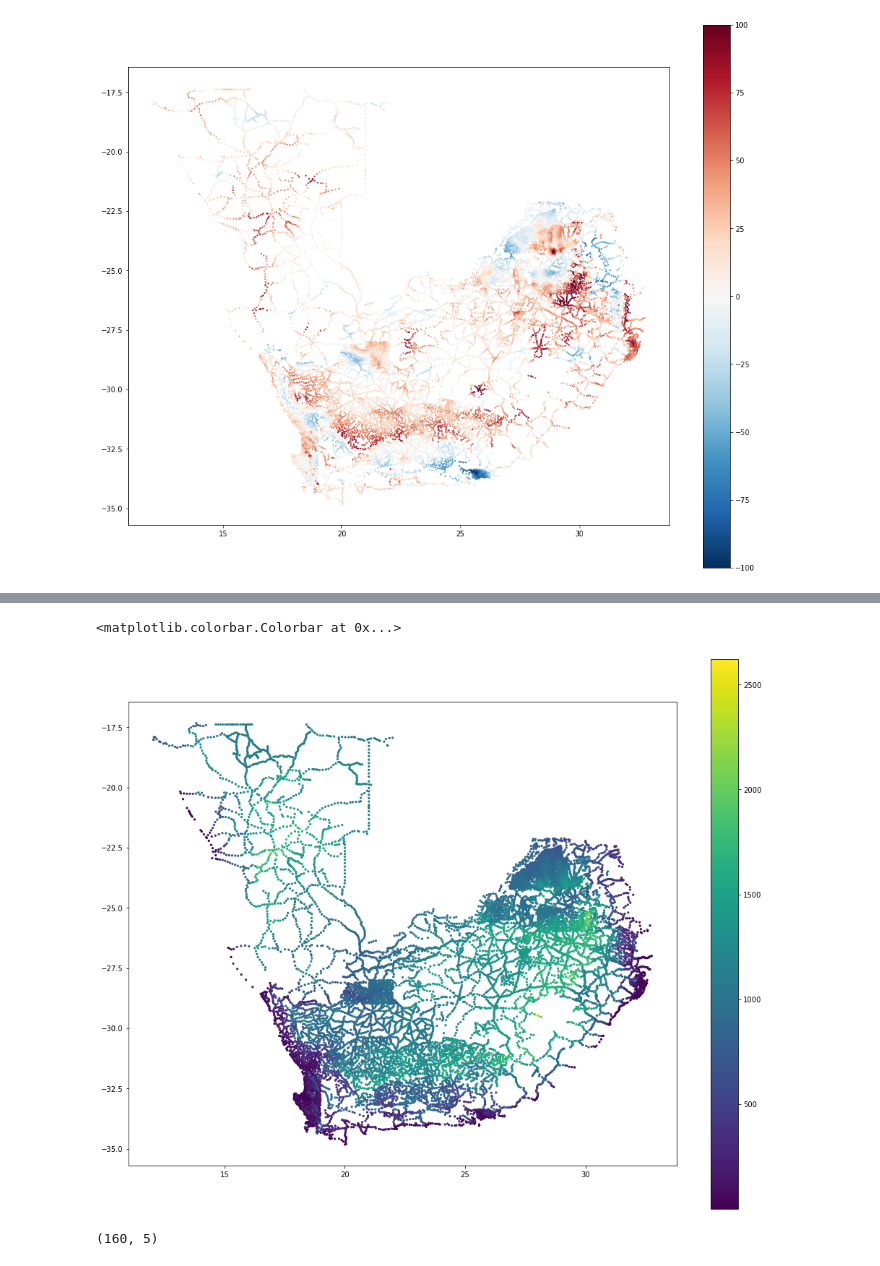
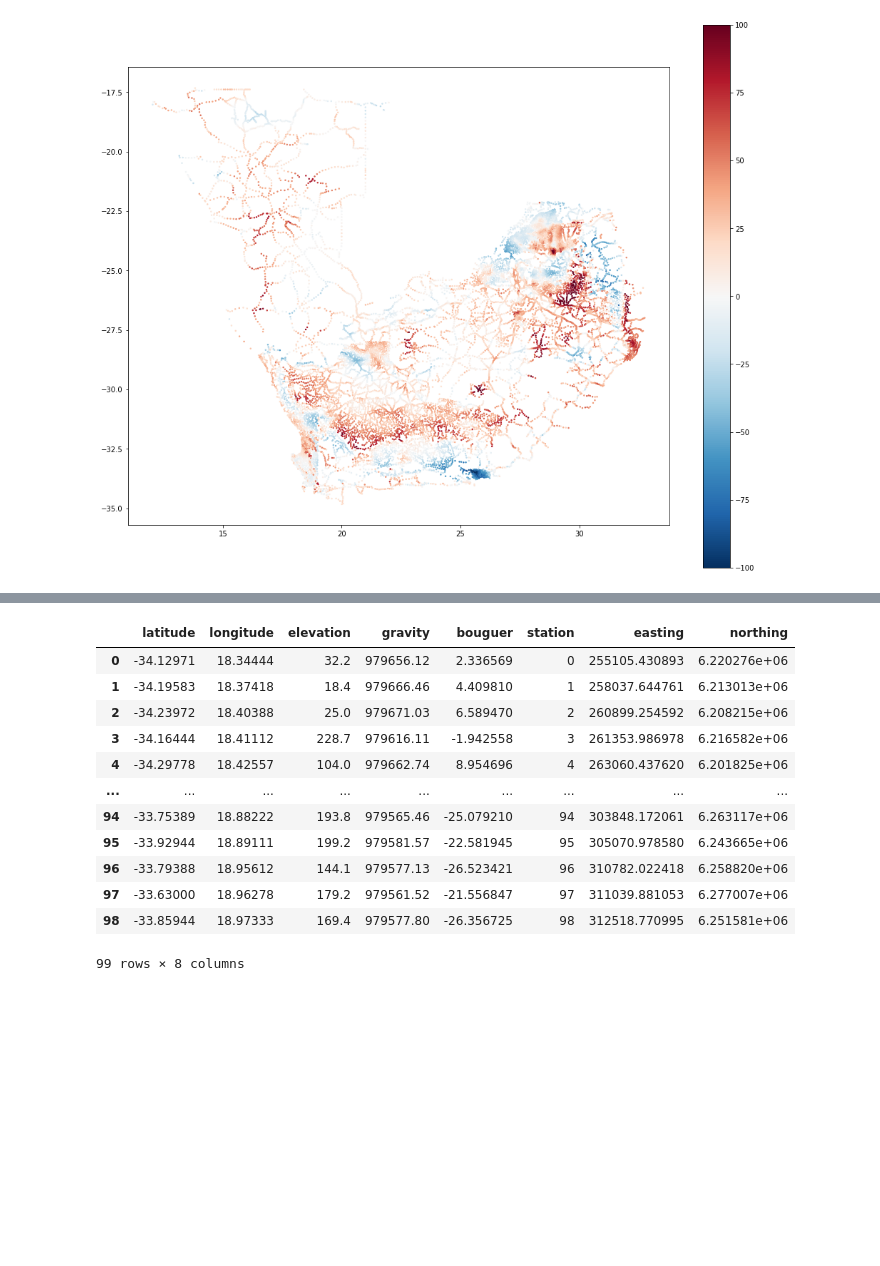
Before and after one commit to leouieda/gravity-processing, a Jupyter notebook: code/prepare-synthetic-data.ipynb, the cells around one changed output, grey strips where cells are left out. Drawn from its saved outputs; the diff is of its cells as text; code cells hidden in the pictures; blank space fills up the shorter version.

```diff
--- a/code/prepare-synthetic-data.ipynb
+++ b/code/prepare-synthetic-data.ipynb
@@ -56,14 +40,21 @@ plt.colorbar()
-# %%
-plt.figure(figsize=(17, 14))
-plt.scatter(data.longitude, data.latitude, c=data.elevation, s=5)
-plt.axis("scaled")
-plt.colorbar()
-# %% [output]
-<matplotlib.colorbar.Colorbar at 0x...>
-[figure, removed]
 # %%
-region = [18, 19.2, -35, -33.3]
-survey = data.loc[vd.inside((data.longitude, data.latitude), region) & (data.elevation < 300)].copy()
-survey.shape
+region = [18, 19, -35, -33.6]
+projection = pyproj.Proj("+proj=utm +zone=34H +south +ellps=WGS84 +datum=WGS84 +units=m +no_defs")
+survey = data.loc[vd.inside((data.longitude, data.latitude), region) & (data.elevation < 300)].copy().reset_index(drop=True)
+survey["station"] = np.arange(survey.shape[0])
+survey["easting"], survey["northing"] = projection(survey.longitude.values, survey.latitude.values)
+survey
 # %% [output]
+|  | latitude | longitude | elevation | gravity | bouguer | station | easting | northing |
+| 0 | -34.12971 | 18.34444 | 32.2 | 979656.12 | 2.336569 | 0 | 255105.430893 | 6.220276e+06 |
+| 1 | -34.19583 | 18.37418 | 18.4 | 979666.46 | 4.409810 | 1 | 258037.644761 | 6.213013e+06 |
+| 2 | -34.23972 | 18.40388 | 25.0 | 979671.03 | 6.589470 | 2 | 260899.254592 | 6.208215e+06 |
+| 3 | -34.16444 | 18.41112 | 228.7 | 979616.11 | -1.942558 | 3 | 261353.986978 | 6.216582e+06 |
+| 4 | -34.29778 | 18.42557 | 104.0 | 979662.74 | 8.954696 | 4 | 263060.437620 | 6.201825e+06 |
+| ... | ... | ... | ... | ... | ... | ... | ... | ... |
+| 94 | -33.75389 | 18.88222 | 193.8 | 979565.46 | -25.079210 | 94 | 303848.172061 | 6.263117e+06 |
+| 95 | -33.92944 | 18.89111 | 199.2 | 979581.57 | -22.581945 | 95 | 305070.978580 | 6.243665e+06 |
+| 96 | -33.79388 | 18.95612 | 144.1 | 979577.13 | -26.523421 | 96 | 310782.022418 | 6.258820e+06 |
+| 97 | -33.63000 | 18.96278 | 179.2 | 979561.52 | -21.556847 | 97 | 311039.881053 | 6.277007e+06 |
+| 98 | -33.85944 | 18.97333 | 169.4 | 979577.80 | -26.356725 | 98 | 312518.770995 | 6.251581e+06 |
-(160, 5)
+99 rows × 8 columns
```
Also changed, not shown: parts of 15 cells of this notebook, 1 other file.
